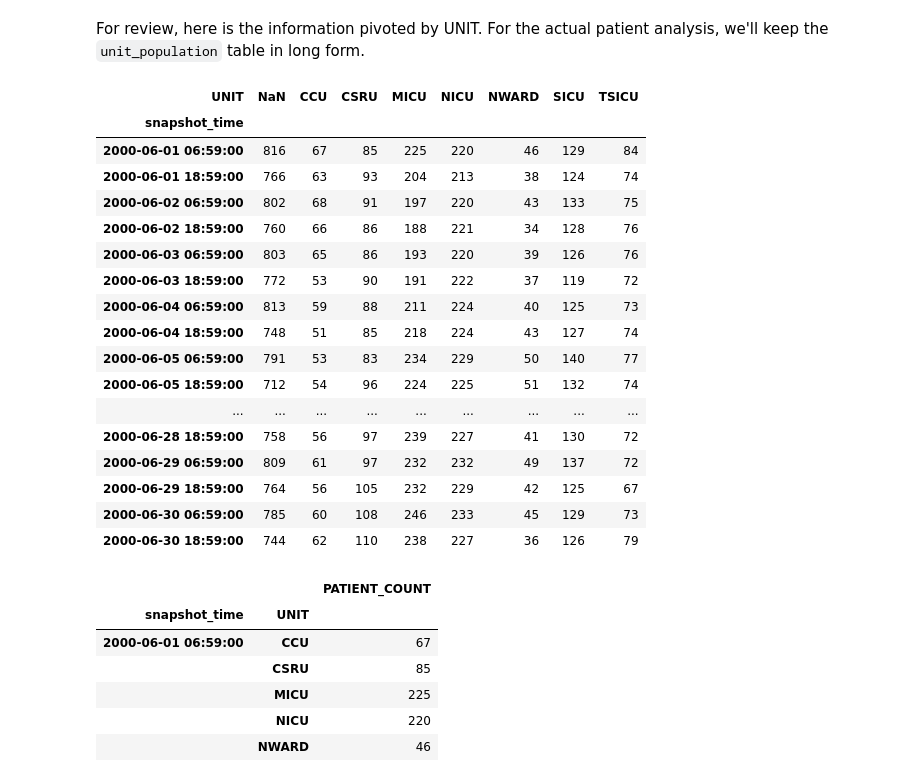
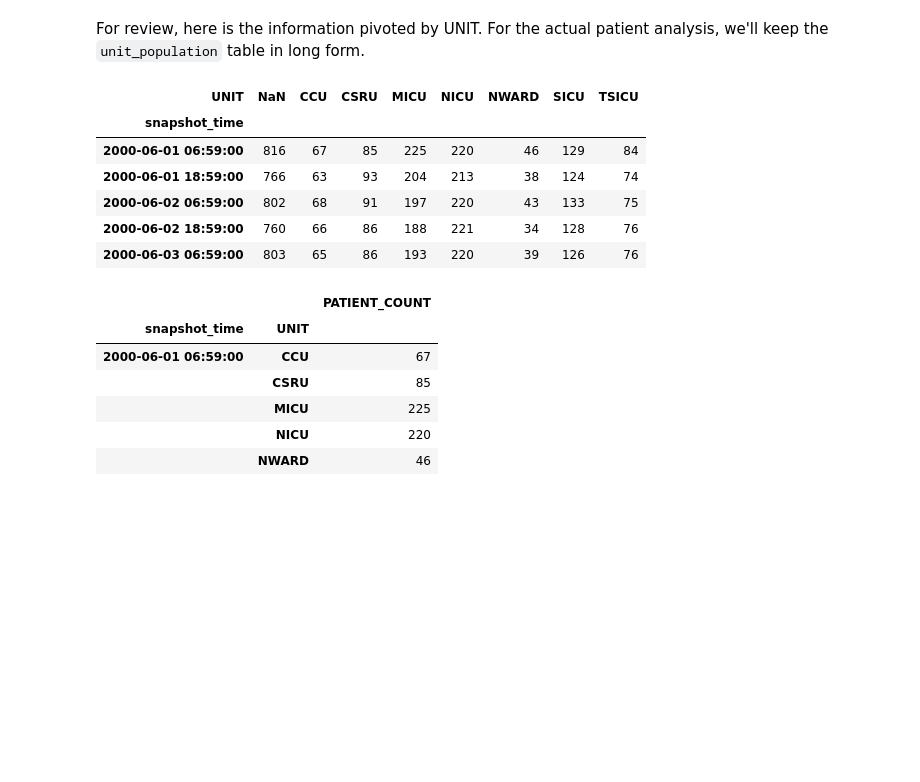
Before and after one commit to arfenarf/wi-coding-challenge, a Jupyter notebook: retrospective_analysis.ipynb, the cells around one changed output. Cells and saved outputs as stored; diff of their text form; code cells hidden in the pictures; blank space fills up the shorter version.

```diff
--- a/retrospective_analysis.ipynb
+++ b/retrospective_analysis.ipynb
@@ -131,30 +124,21 @@ discharge_df.head()
 # %% [markdown]
 The Unit Population is a rollup of distinct SUBJECT_IDs in a given unit at each snapshot time.
 # %%
-unit_population = snap_df.groupby(['snapshot_time','UNIT'],dropna=False).nunique().rename(columns={'SUBJECT_ID':'PATIENT_COUNT'})
+unit_population = snap_df.groupby(['snapshot_time','UNIT'],dropna=False)\
+    .nunique()\
+    .rename(columns={'SUBJECT_ID':'PATIENT_COUNT'})
 # %% [markdown]
 For review, here is the information pivoted by UNIT. For the actual patient analysis, we'll keep the `unit_population` table in long form.
 # %%
-unit_population.reset_index().pivot(index ='snapshot_time', columns='UNIT', values = 'PATIENT_COUNT').fillna(0)
+unit_population.reset_index().pivot(index ='snapshot_time', columns='UNIT', values = 'PATIENT_COUNT').fillna(0).head()
 # %% [output]
 | UNIT | NaN | CCU | CSRU | MICU | NICU | NWARD | SICU | TSICU |
 | snapshot_time |  |  |  |  |  |  |  |  |
 | 2000-06-01 06:59:00 | 816 | 67 | 85 | 225 | 220 | 46 | 129 | 84 |
 | 2000-06-01 18:59:00 | 766 | 63 | 93 | 204 | 213 | 38 | 124 | 74 |
 | 2000-06-02 06:59:00 | 802 | 68 | 91 | 197 | 220 | 43 | 133 | 75 |
 | 2000-06-02 18:59:00 | 760 | 66 | 86 | 188 | 221 | 34 | 128 | 76 |
 | 2000-06-03 06:59:00 | 803 | 65 | 86 | 193 | 220 | 39 | 126 | 76 |
-| 2000-06-03 18:59:00 | 772 | 53 | 90 | 191 | 222 | 37 | 119 | 72 |
-| 2000-06-04 06:59:00 | 813 | 59 | 88 | 211 | 224 | 40 | 125 | 73 |
-| 2000-06-04 18:59:00 | 748 | 51 | 85 | 218 | 224 | 43 | 127 | 74 |
-| 2000-06-05 06:59:00 | 791 | 53 | 83 | 234 | 229 | 50 | 140 | 77 |
-| 2000-06-05 18:59:00 | 712 | 54 | 96 | 224 | 225 | 51 | 132 | 74 |
-| ... | ... | ... | ... | ... | ... | ... | ... | ... |
-| 2000-06-28 18:59:00 | 758 | 56 | 97 | 239 | 227 | 41 | 130 | 72 |
-| 2000-06-29 06:59:00 | 809 | 61 | 97 | 232 | 232 | 49 | 137 | 72 |
-| 2000-06-29 18:59:00 | 764 | 56 | 105 | 232 | 229 | 42 | 125 | 67 |
-| 2000-06-30 06:59:00 | 785 | 60 | 108 | 246 | 233 | 45 | 129 | 73 |
-| 2000-06-30 18:59:00 | 744 | 62 | 110 | 238 | 227 | 36 | 126 | 79 |
 # %%
 unit_population.head()
 # %% [output]
```
Also changed, not shown: parts of 13 cells of this notebook, 2 other files.
